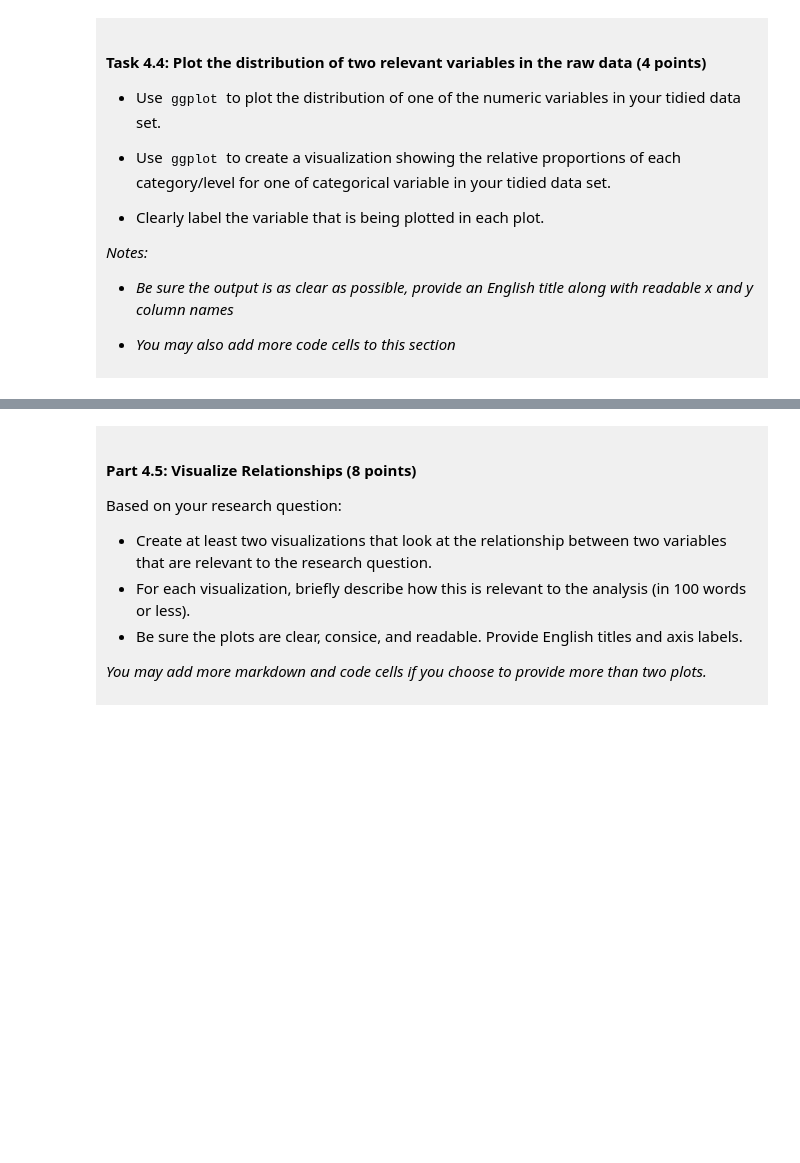
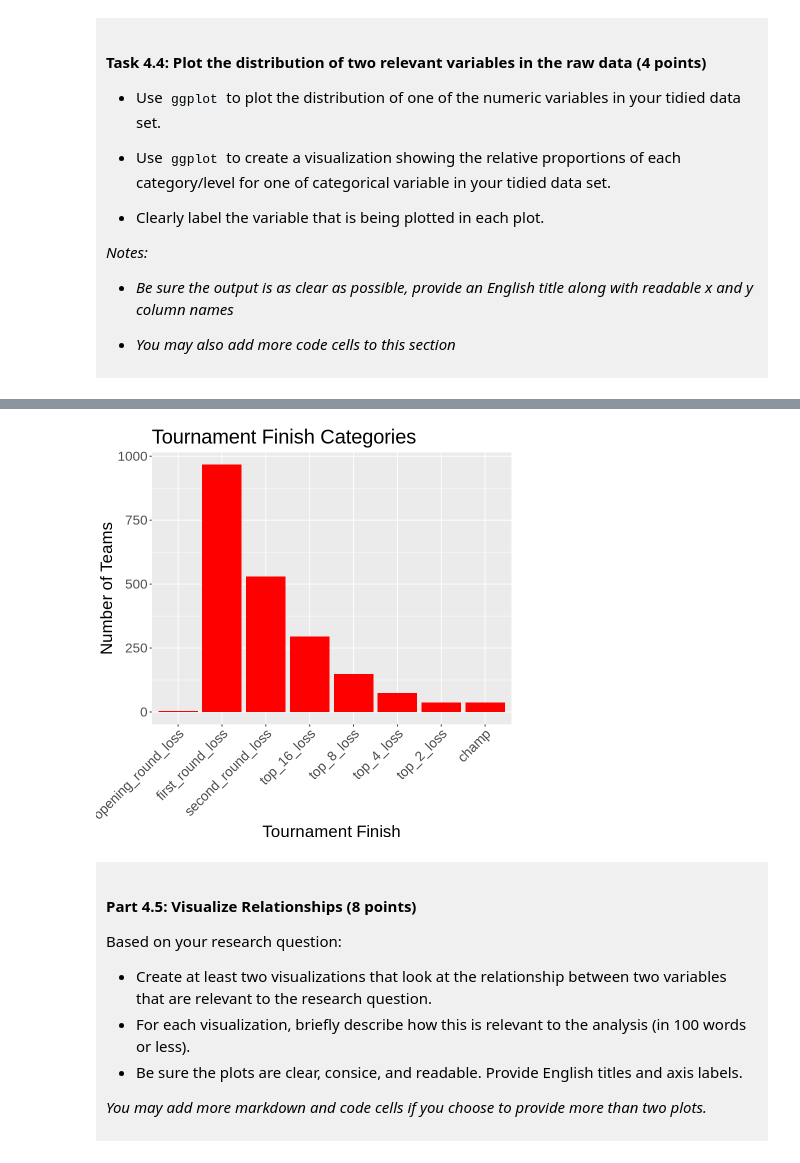
Before and after one commit to agoh123/dsci-100-project-albert-goharian, a Jupyter notebook: dsci-100-project-notebook.ipynb, the cells around one changed output, grey strips where cells are left out. Cells and saved outputs as stored; diff of their text form; code cells hidden in the pictures; blank space fills up the shorter version.

```diff
--- a/dsci-100-project-notebook.ipynb
+++ b/dsci-100-project-notebook.ipynb
@@ -318,5 +362,15 @@ You will refine your research question (if needed) and produce a tidy data set.
 # %%
-### EDIT THIS CODE CELL FOR PLOT 2 ###
+women_bargraph <- tidy_women_data |>
+ggplot(aes(x = Tournament_Finish)) +
+geom_bar(fill = "red") +
+labs(title = "Tournament Finish Categories",
+     x = "Tournament Finish", y = "Number of Teams") +
+theme(text = element_text(size = 20)) +
+theme(axis.text.x = element_text(angle = 45, hjust = 1))
+
+women_bargraph
+# %% [output]
+[figure, added]
 # %% [markdown]
 <div style="background-color: #f0f0f0; padding: 10px;">
 
```
Also changed, not shown: parts of 10 cells of this notebook.
